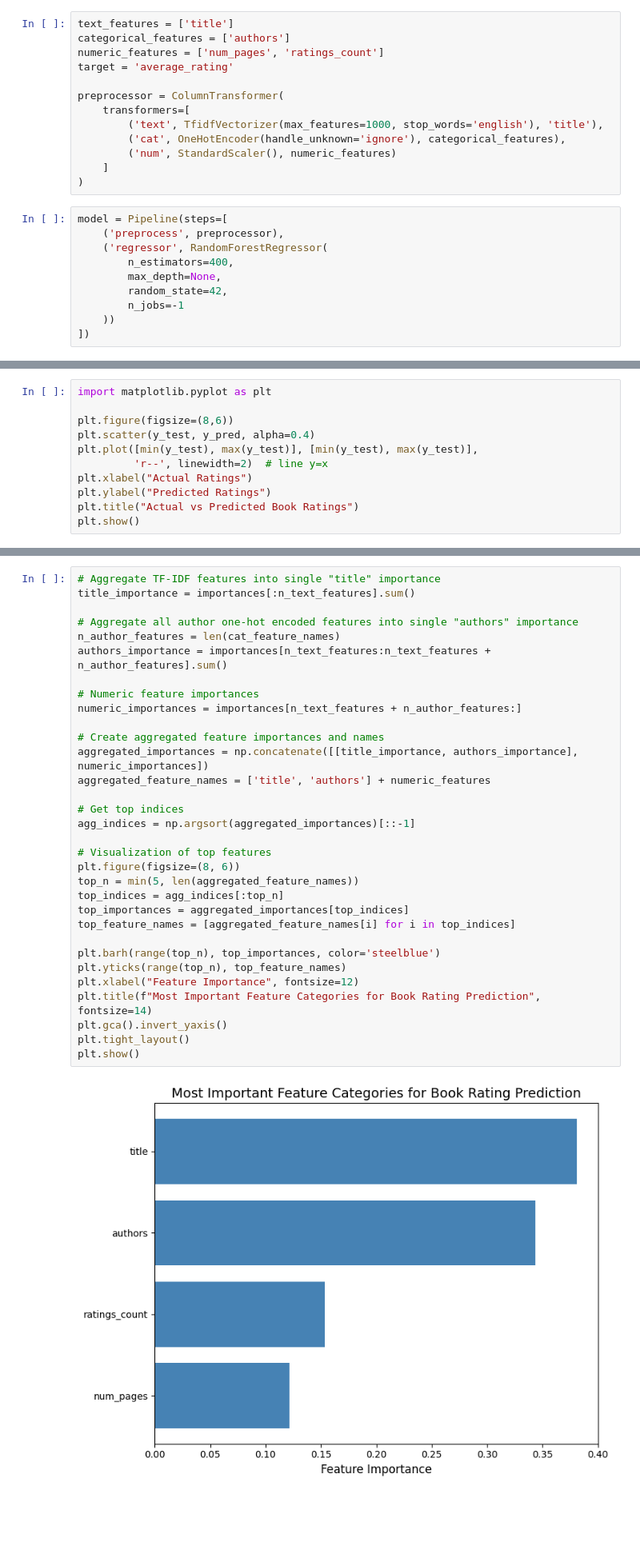
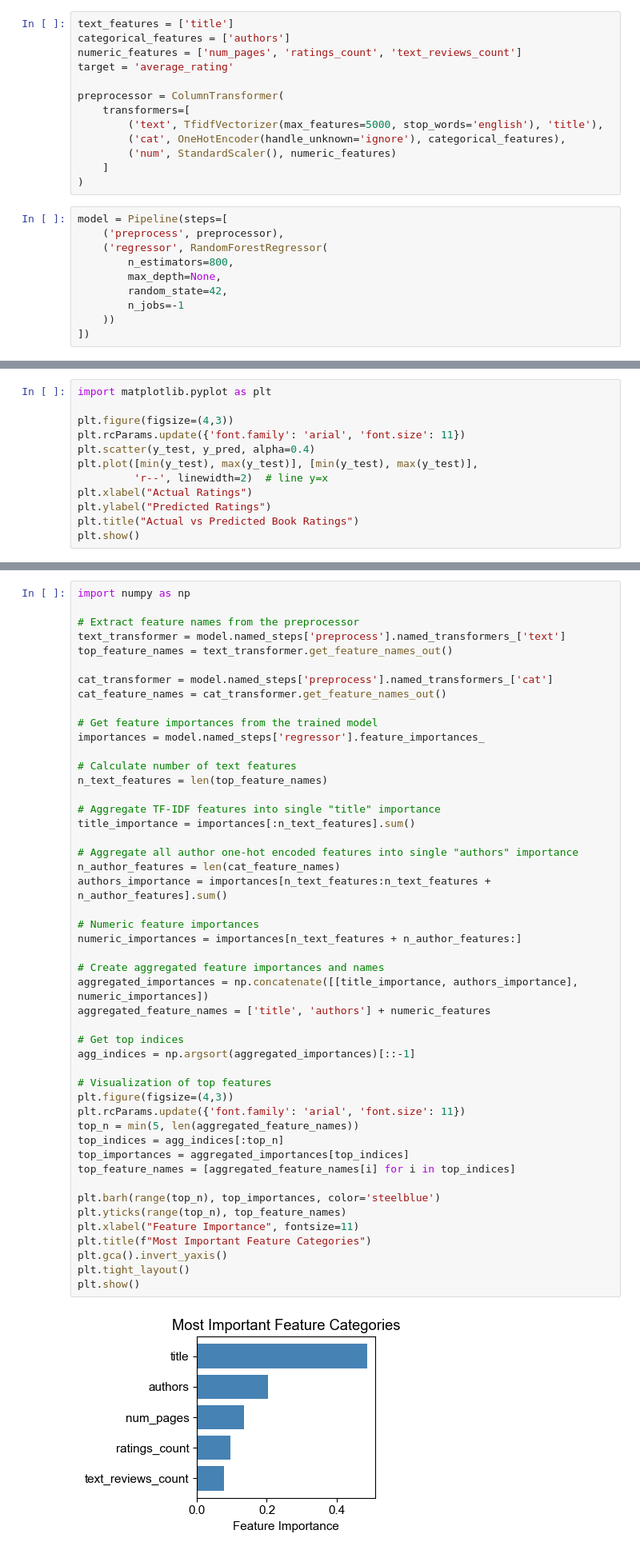
Before and after one commit to N0-0BIE/EX9BLV-kutmod, a Jupyter notebook: saját_kutatás/stats.ipynb, the cells around one changed output, grey strips where cells are left out. Shown at 80% size. Drawn from its saved outputs; the diff is of its cells as text; blank space fills up the shorter version.

```diff
--- a/saját_kutatás/stats.ipynb
+++ b/saját_kutatás/stats.ipynb
@@ -11,12 +67,12 @@ df = pd.read_csv("C:\\Users\\user\\Documents\\MSc\\F1_KutMod\\kutmod\\saját_kut
 # %%
 text_features = ['title']
 categorical_features = ['authors']
-numeric_features = ['num_pages', 'ratings_count']
+numeric_features = ['num_pages', 'ratings_count', 'text_reviews_count']
 target = 'average_rating'
 
 preprocessor = ColumnTransformer(
     transformers=[
-        ('text', TfidfVectorizer(max_features=1000, stop_words='english'), 'title'),
+        ('text', TfidfVectorizer(max_features=5000, stop_words='english'), 'title'),
         ('cat', OneHotEncoder(handle_unknown='ignore'), categorical_features),
         ('num', StandardScaler(), numeric_features)
     ]
@@ -25,7 +81,7 @@ preprocessor = ColumnTransformer(
 model = Pipeline(steps=[
     ('preprocess', preprocessor),
     ('regressor', RandomForestRegressor(
-        n_estimators=400,
+        n_estimators=800,
         max_depth=None,
         random_state=42,
         n_jobs=-1
@@ -44,7 +100,8 @@ y_pred = model.predict(X_test)
 # %%
 import matplotlib.pyplot as plt
 
-plt.figure(figsize=(8,6))
+plt.figure(figsize=(4,3))
+plt.rcParams.update({'font.family': 'arial', 'font.size': 11})
 plt.scatter(y_test, y_pred, alpha=0.4)
 plt.plot([min(y_test), max(y_test)], [min(y_test), max(y_test)],
          'r--', linewidth=2)  # line y=x
@@ -90,34 +114,50 @@ plt.show()
 # %%
+import numpy as np
+
+# Extract feature names from the preprocessor
+text_transformer = model.named_steps['preprocess'].named_transformers_['text']
+top_feature_names = text_transformer.get_feature_names_out()
+
+cat_transformer = model.named_steps['preprocess'].named_transformers_['cat']
+cat_feature_names = cat_transformer.get_feature_names_out()
+
+# Get feature importances from the trained model
+importances = model.named_steps['regressor'].feature_importances_
+
+# Calculate number of text features
+n_text_features = len(top_feature_names)
+
 # Aggregate TF-IDF features into single "title" importance
 title_importance = importances[:n_text_features].sum()
 
 # Aggregate all author one-hot encoded features into single "authors" importance
 n_author_features = len(cat_feature_names)
 authors_importance = importances[n_text_features:n_text_features + n_author_features].sum()
 
 # Numeric feature importances
 numeric_importances = importances[n_text_features + n_author_features:]
 
 # Create aggregated feature importances and names
 aggregated_importances = np.concatenate([[title_importance, authors_importance], numeric_importances])
 aggregated_feature_names = ['title', 'authors'] + numeric_features
 
 # Get top indices
 agg_indices = np.argsort(aggregated_importances)[::-1]
 
 # Visualization of top features
-plt.figure(figsize=(8, 6))
+plt.figure(figsize=(4,3))
+plt.rcParams.update({'font.family': 'arial', 'font.size': 11})
 top_n = min(5, len(aggregated_feature_names))
 top_indices = agg_indices[:top_n]
 top_importances = aggregated_importances[top_indices]
 top_feature_names = [aggregated_feature_names[i] for i in top_indices]
 
 plt.barh(range(top_n), top_importances, color='steelblue')
 plt.yticks(range(top_n), top_feature_names)
-plt.xlabel("Feature Importance", fontsize=12)
-plt.title(f"Most Important Feature Categories for Book Rating Prediction", fontsize=14)
+plt.xlabel("Feature Importance", fontsize=11)
+plt.title(f"Most Important Feature Categories")
 plt.gca().invert_yaxis()
 plt.tight_layout()
 plt.show()
 # %% [output]
-[figure, old version]
+[figure, new version]
```
Also changed, not shown: parts of 5 cells of this notebook, 1 other file.
